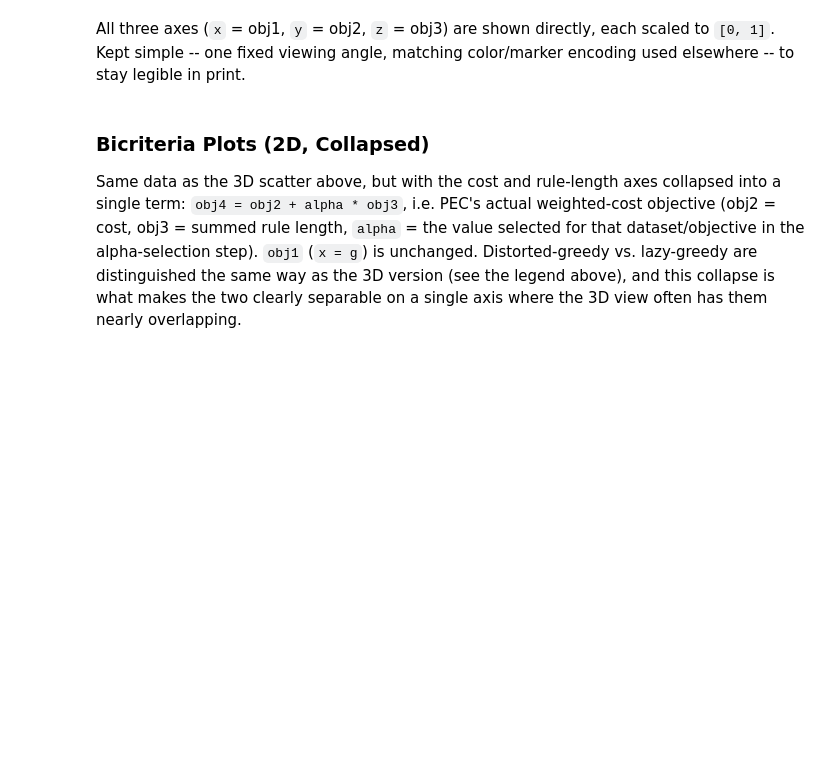
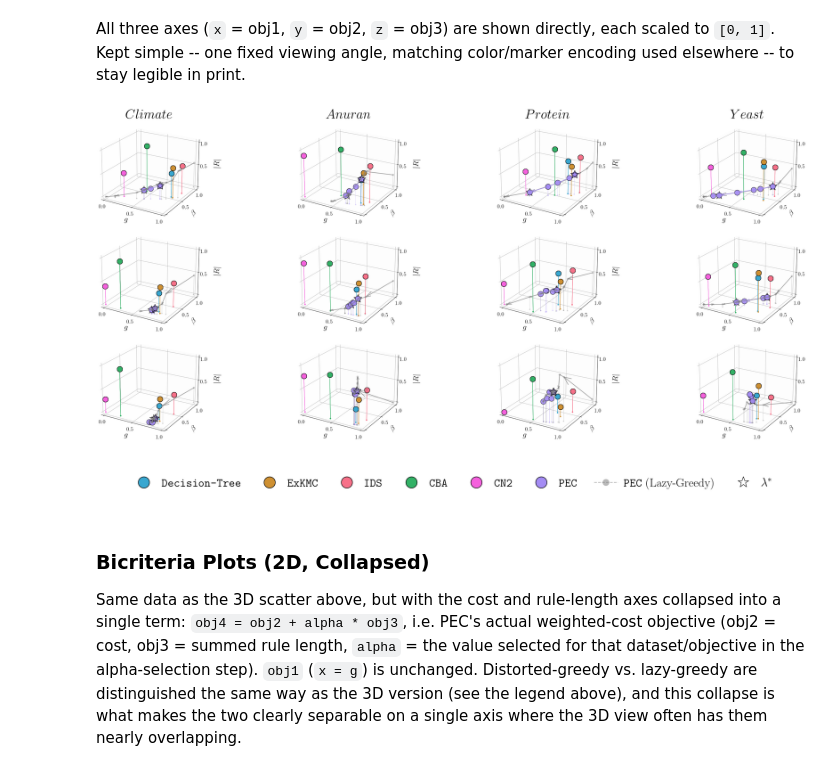
Before and after one commit to kevinqnb/interpretable-clustering, a Jupyter notebook: examples/experiments.ipynb, the cells around one changed output. Cells and saved outputs as stored; diff of their text form; code cells hidden in the pictures; blank space fills up the shorter version.

```diff
--- a/examples/experiments.ipynb
+++ b/examples/experiments.ipynb
@@ -937,6 +903,12 @@ for i, (dataset, objective_result_dict) in enumerate(scatter_dict.items()):
             is_lazy = module.endswith('lazy-greedy')
             color = color_dict.get(module, 'grey')
 
+            # Floor drop-line + projection marker (drawn first, low
+            # zorder, so the actual data points render on top of them).
+            for xi, yi, zi in zip(x, y, z):
+                ax.plot([xi, xi], [yi, yi], [0, zi], color=color, alpha=0.3, linewidth=1.0, zorder=1)
+                ax.scatter(xi, yi, 0, color=color, s=15, alpha=0.3, edgecolor='none', zorder=1)
+
             if is_lazy:
                 # Faint, edge-less markers -- deliberately understated so this
                 # secondary curve doesn't compete with distorted-greedy.
@@ -951,30 +923,30 @@ for i, (dataset, objective_result_dict) in enumerate(scatter_dict.items()):
                     dx, dy, dz = np.diff(xs), np.diff(ys), np.diff(zs)
                     arrows = ax.quiver(
                         xs[:-1], ys[:-1], zs[:-1], dx, dy, dz,
-                        color=color, alpha=0.45, linewidth=1.0,
-                        arrow_length_ratio=0.25, normalize=False, zorder=2,
+                        color=color, alpha=0.7, linewidth=2.0,
+                        arrow_length_ratio=0.2, normalize=False, zorder=2
                     )
-                    arrows.set_linestyle('dashed')
+                    #arrows.set_linestyle('dashed')
 
                 if lambda_star_idx is not None:
                     ax.scatter(
                         x[lambda_star_idx], y[lambda_star_idx], z[lambda_star_idx],
-                        marker='*', s=350, color=color, edgecolor='black',
+                        marker='*', s=600, color=color, edgecolor='black',
                         alpha=0.7, linewidth=1.0, depthshade=False, zorder=5,
                     )
             else:
                 # Floor drop-line + projection marker (drawn first, low
                 # zorder, so the actual data points render on top of them).
-                for xi, yi, zi in zip(x, y, z):
-                    ax.plot([xi, xi], [yi, yi], [0, zi], color=color, alpha=0.3, linewidth=1.0, zorder=1)
-                    ax.scatter(xi, yi, 0, color=color, s=15, alpha=0.3, edgecolor='none', zorder=1)
+                #for xi, yi, zi in zip(x, y, z):
+                #    ax.plot([xi, xi], [yi, yi], [0, zi], color=color, alpha=0.3, linewidth=1.0, zorder=1)
+                #    ax.scatter(xi, yi, 0, color=color, s=15, alpha=0.3, edgecolor='none', zorder=1)
 
                 ax.scatter(
                     x, y, z,
                     label=module,
                     color=color,
-                    marker=marker_style_dict.get(module, 'o'),
-                    s=120,
+                    marker='o',#marker_style_dict.get(module, 'o'),
+                    s=240,
                     edgecolor='black',
                     alpha=0.9,
                     depthshade=False,
@@ -987,20 +959,20 @@ for i, (dataset, objective_result_dict) in enumerate(scatter_dict.items()):
                     dx, dy, dz = np.diff(xs), np.diff(ys), np.diff(zs)
                     ax.quiver(
                         xs[:-1], ys[:-1], zs[:-1], dx, dy, dz,
-                        color=color, alpha=0.7, linewidth=1.5,
+                        color=color, alpha=0.7, linewidth=2.0,
                         arrow_length_ratio=0.3, normalize=False, zorder=4,
                     )
 
                 if lambda_star_idx is not None:
                     ax.scatter(
                         x[lambda_star_idx], y[lambda_star_idx], z[lambda_star_idx],
-                        marker='*', s=500, color=color, edgecolor='black',
+                        marker='*', s=600, color=color, edgecolor='black',
                         linewidth=1.2, depthshade=False, zorder=6,
                     )
 
-        ax.set_xlim(0, 1)
-        ax.set_ylim(0, 1)
-        ax.set_zlim(0, 1)
+        ax.set_xlim(-0.05, 1.05)
+        ax.set_ylim(-0.05, 1.05)
+        ax.set_zlim(-0.05, 1.05)
         ax.set_xticks([0, 0.5, 1])
         ax.set_yticks([0, 0.5, 1])
         ax.set_zticks([0, 0.5, 1])
@@ -1022,33 +994,35 @@ for i, (dataset, objective_result_dict) in enumerate(scatter_dict.items()):
         if j == 0:
             if dataset == "kddcup":
                 ax.set_title(rf"$KDDCup$", pad=6)
             else:
                 ax.set_title(rf"${dataset.capitalize()}$", pad=6)
 
         # Axis titles on every panel, same as x and z below -- consistent
         # rather than shown only on an edge, since each panel shares the same
         # view angle and axis meaning throughout the grid.
         ax.set_ylabel(r"$\beta$", labelpad=6, fontsize=22)
         ax.set_xlabel(r"$g$", labelpad=2, fontsize=22)
         ax.set_zlabel(r"$|R|$", labelpad=10, fontsize=22)
 
         # Light, uncluttered panes/gridlines so points stay legible in print
         ax.xaxis.pane.set_alpha(0.05)
         ax.yaxis.pane.set_alpha(0.05)
         ax.zaxis.pane.set_alpha(0.05)
         ax.grid(True, linestyle=':', linewidth=0.6, alpha=0.5)
 
 # 3D subplots report an inflated layout bbox (extra margin reserved for
 # rotation), which makes plt.tight_layout() leave excess whitespace and
 # doesn't resolve corner tick-label crowding -- pack the grid manually
 # instead, slightly overlapping the reserved (not visible-content) margins.
 fig.subplots_adjust(left=0.02, right=0.99, top=0.94, bottom=0.03, wspace=-0.08, hspace=0.08)
 
 #plt.savefig(
 #    "../figures/experiments/bicriteria_3d.pdf",
 #    bbox_inches='tight',
 #    dpi=300
 #)
+# %% [output]
+[figure, added]
 # %%
 # Create a separate legend for the scatter plot with marker styles
 fig, ax = plt.subplots(figsize=(34, 2.2))
@@ -1079,7 +1053,7 @@ for cmod in module_order:
         mlines.Line2D(
             [], [],
             color=color,
-            marker='o' if is_lazy else marker_style_dict.get(cmod, 'o'),
+            marker='o',# if is_lazy else marker_style_dict.get(cmod, 'o'),
             markersize=18 if is_lazy else 30,
             markeredgecolor='none' if is_lazy else 'k',
             markeredgewidth=1.5,
@@ -1095,26 +1069,13 @@ for cmod in module_order:
 legend_elements.append(
     mlines.Line2D(
         [], [],
-        color=color_dict['dscluster; ensemble'],
+        color='white',
         marker='*',
         markersize=30,
         markeredgecolor='k',
         markeredgewidth=1.2,
         linestyle='None',
-        label=r'$\lambda^*$ (Distorted-Greedy)'
-    )
-)
-legend_elements.append(
-    mlines.Line2D(
-        [], [],
-        color=color_dict['dscluster; ensemble; lazy-greedy'],
-        marker='*',
-        markersize=24,
-        markeredgecolor='k',
-        markeredgewidth=1.0,
-        alpha=0.7,
-        linestyle='None',
-        label=r'$\lambda^*$ (Lazy-Greedy)'
+        label=r'$\lambda^*$'
     )
 )
 
@@ -1128,6 +1089,8 @@ ax.axis('off')
 #)
 
 plt.show()
+# %% [output]
+[figure, added]
 # %% [markdown]
 ### Bicriteria Plots (2D, Collapsed)
 
```
Also changed, not shown: parts of 13 cells of this notebook, 9 other files.
